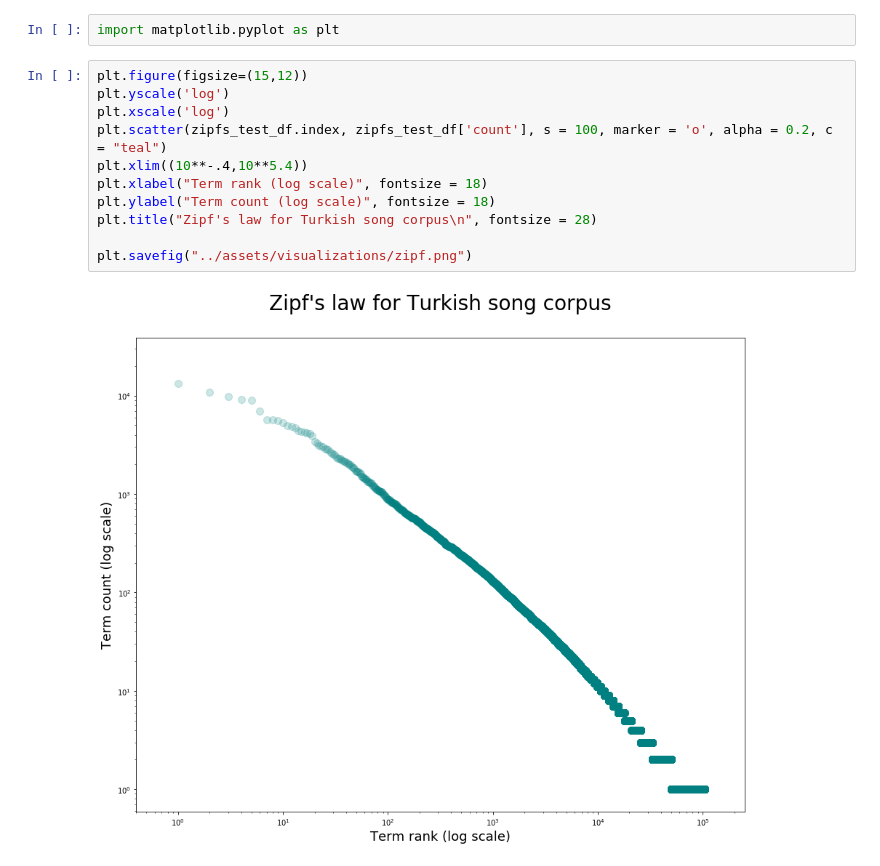
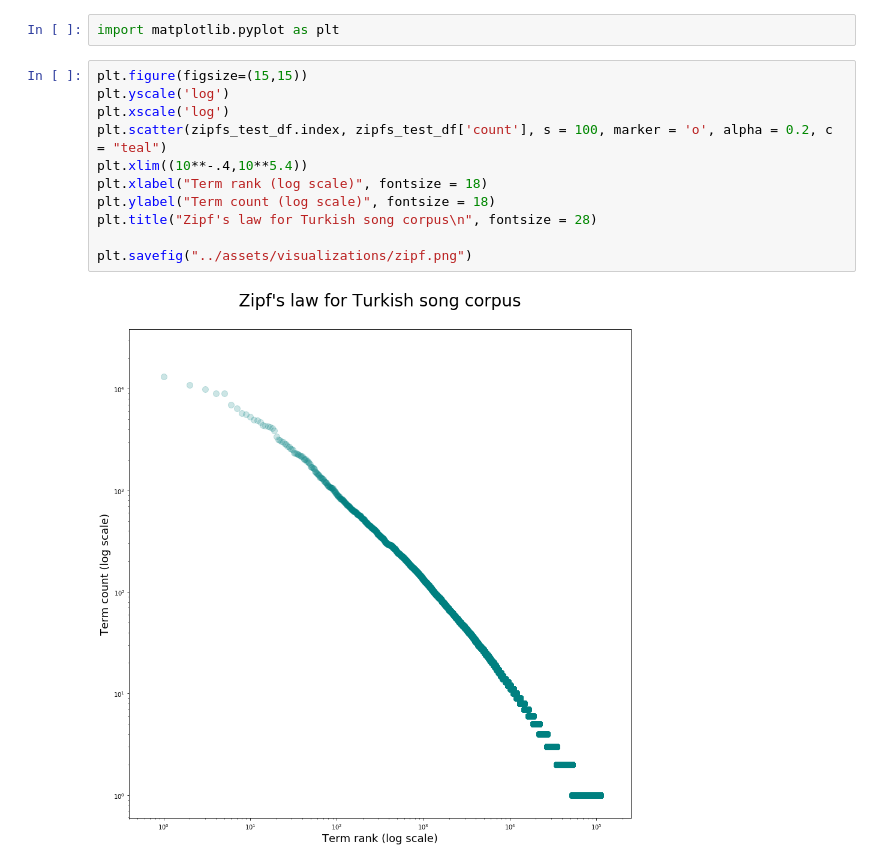
Before and after one commit to jonwithers/turkish-song-nlp, a Jupyter notebook: notebooks/02 Cleaning.ipynb, the cells around one changed output. Drawn from its saved outputs; the diff is of its cells as text.

```diff
--- a/notebooks/02 Cleaning.ipynb
+++ b/notebooks/02 Cleaning.ipynb
@@ -253,15 +253,15 @@ zipfs_test_df = pd.DataFrame({
 # %%
 import matplotlib.pyplot as plt
 # %%
-plt.figure(figsize=(15,12))
+plt.figure(figsize=(15,15))
 plt.yscale('log')
 plt.xscale('log')
 plt.scatter(zipfs_test_df.index, zipfs_test_df['count'], s = 100, marker = 'o', alpha = 0.2, c = "teal")
 plt.xlim((10**-.4,10**5.4))
 plt.xlabel("Term rank (log scale)", fontsize = 18)
 plt.ylabel("Term count (log scale)", fontsize = 18)
 plt.title("Zipf's law for Turkish song corpus\n", fontsize = 28)
 
 plt.savefig("../assets/visualizations/zipf.png")
 # %% [output]
-[figure, old version]
+[figure, new version]
```
Also changed, not shown: parts of 2 cells of this notebook, 9 other files.
